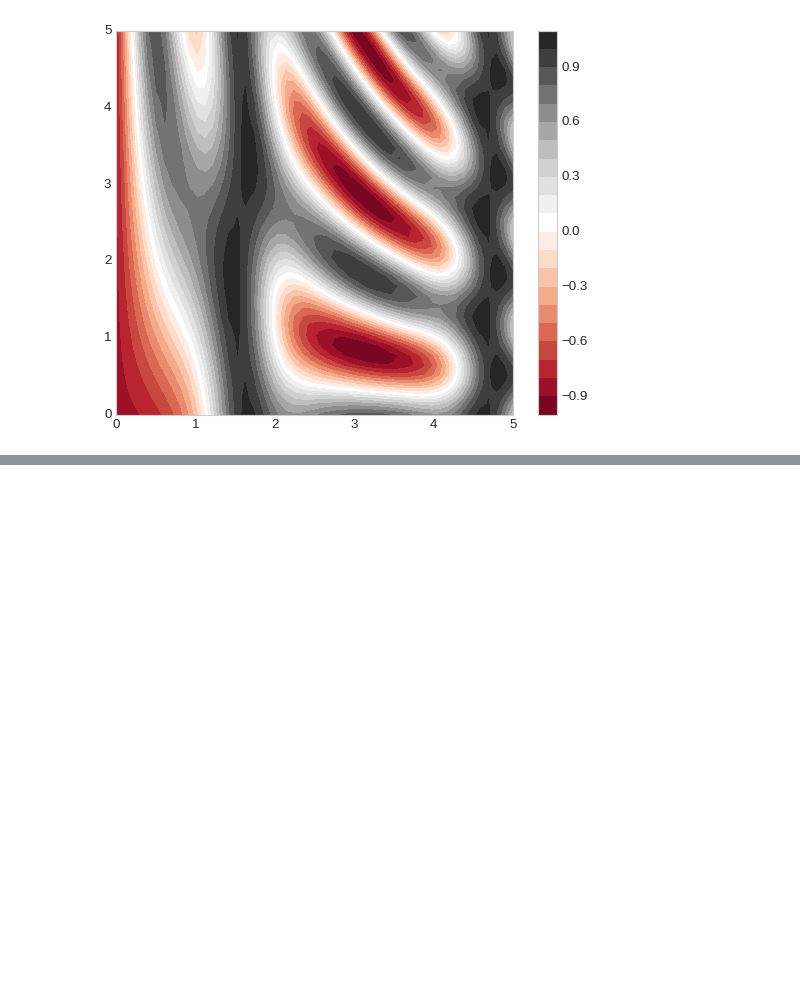
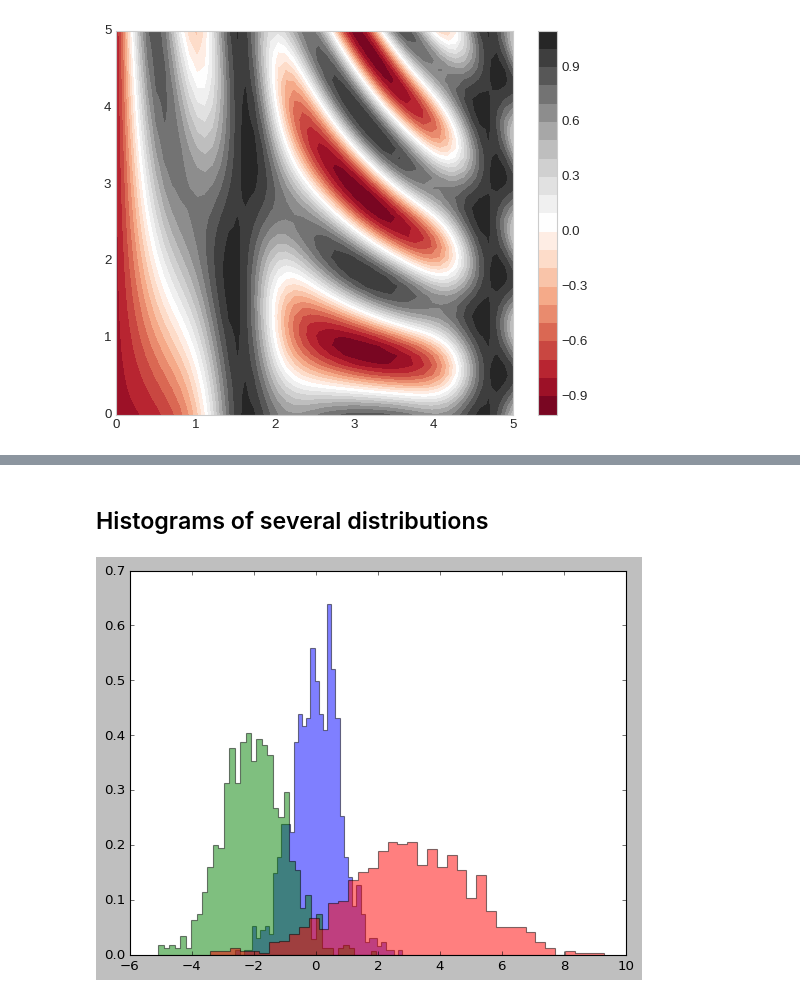
Before and after one commit to romz-pl/Jupyter-Python, a Jupyter notebook: 05-matplotlib-ext/matplotlib.ipynb, the cells around one changed output, grey strips where cells are left out. Drawn from its saved outputs; the diff is of its cells as text; code cells hidden in the pictures; blank space fills up the shorter version.

```diff
--- a/05-matplotlib-ext/matplotlib.ipynb
+++ b/05-matplotlib-ext/matplotlib.ipynb
@@ -141,0 +144,12 @@ plt.colorbar();
+# %% [markdown]
+## Histograms of several distributions
+# %%
+x1 = rng.normal(0, 0.8, 1000)
+x2 = rng.normal(-2, 1, 1000)
+x3 = rng.normal(3, 2, 1000)
+kwargs = dict(histtype='stepfilled', alpha=0.5, density=True, bins=40)
+plt.hist(x1, **kwargs)
+plt.hist(x2, **kwargs)
+plt.hist(x3, **kwargs);
+# %% [output]
+[figure, added]
```
Also changed, not shown: parts of 2 cells of this notebook, 2 other files.
